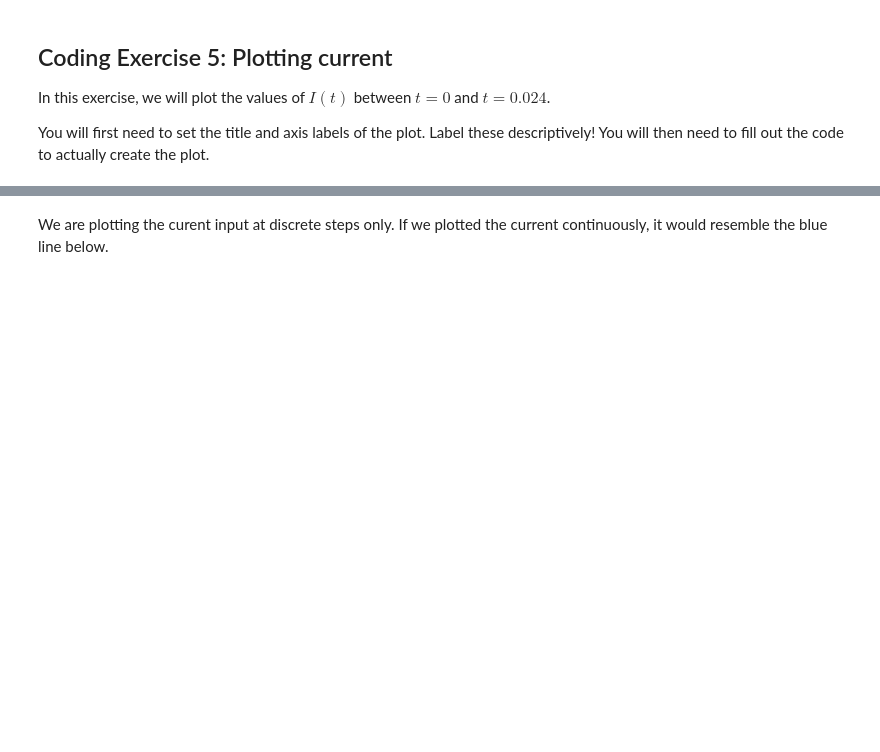
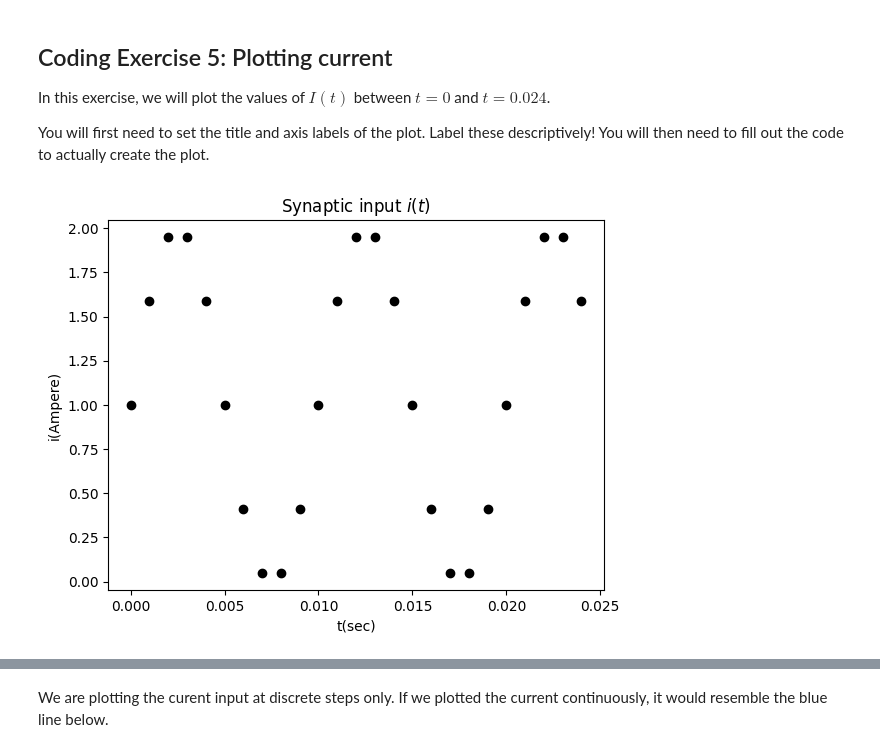
Before and after one commit to atryt0ne/BCS_Introductory_Comp_Neuro, a Jupyter notebook: tutorials/W0D1_PythonWorkshop1/student/W0D1_Tutorial1.ipynb, the cells around one changed output, grey strips where cells are left out. Cells and saved outputs as stored; diff of their text form; code cells hidden in the pictures; blank space fills up the shorter version.

```diff
--- a/tutorials/W0D1_PythonWorkshop1/student/W0D1_Tutorial1.ipynb
+++ b/tutorials/W0D1_PythonWorkshop1/student/W0D1_Tutorial1.ipynb
@@ -441,12 +470,20 @@ V(t + \Delta t) =  V(t) + \frac{\Delta t}{\tau_m}\left( E_L -V(t) + R I(t) \righ
 #################################################
 ## TODO for students: fill out compute v code ##
 # Fill out code and comment or remove the next line
-raise NotImplementedError("Student exercise: You need to fill out code to compute v")
+#raise NotImplementedError("Student exercise: You need to fill out code to compute v")
 #################################################
-
+import numpy as np
+# Define value of dt
+dt=0.001
 # Initialize step_end and v0
 step_end = 10
-v = el
+
+# Define values
+v=0  #example value
+el=0 #example value
+ri=8 #example value
+tm=1 #example value
+i_mean=0 #example value
 
 # Loop for step_end steps
 for step in range(step_end):
@@ -456,8 +493,8 @@ for step in range(step_end):
   # Compute value of i at this time step
   i = i_mean * (1 + np.sin((t * 2 * np.pi) / 0.01))
 
-  # Compute v
-  v = ...
-
+  # Compute v using Euler's method
+  dv = (el-v+ri)/tm
+  v+=dt*dv
   # Print value of t and v
   print(f"{t:.3f} {v:.4e}")
@@ -582,33 +630,44 @@ You will first need to set the title and axis labels of the plot. Label these de
 # %%
 #################################################
 ## TODO for students: fill out the figure initialization and plotting code below ##
 # Fill out code and comment or remove the next line
-raise NotImplementedError("Student exercise: You need to fill out current figure code")
+# raise NotImplementedError("Student exercise: You need to fill out current figure code")
 #################################################
-
+import matplotlib.pyplot as plt
+import numpy as np
 # Initialize step_end
 step_end = 25
 
+# Define values
+dt=0.001
+i_mean=1.0
+
 # Initialize the figure
 plt.figure()
-plt.title(...)
-plt.xlabel(...)
-plt.ylabel(...)
+plt.title('Synaptic input $i(t)$')
+plt.xlabel('t(sec)')
+plt.ylabel('i(Ampere)')
+
+#Create empty lists to store t and i values
+t_values=[]
+i_values=[]
 
 # Loop for step_end steps
 for step in range(step_end):
 
   # Compute value of t
   t = step * dt
 
   # Compute value of i at this time step
   i = i_mean * (1 + np.sin((t * 2 * np.pi) / 0.01))
 
   # Plot i (use 'ko' to get small black dots (short for color='k' and marker = 'o'))
-  plt.plot(...)
+  plt.plot(t,i,'ko')
 
 # Display the plot
 plt.show()
+# %% [output]
+[figure, added]
 # %% [markdown]
 [*Click for solution*](https://github.com/NeuromatchAcademy/precourse/tree/main//tutorials/W0D1_PythonWorkshop1/solutions/W0D1_Tutorial1_Solution_c15c544f.py)
 
```
Also changed, not shown: parts of 12 cells of this notebook.
